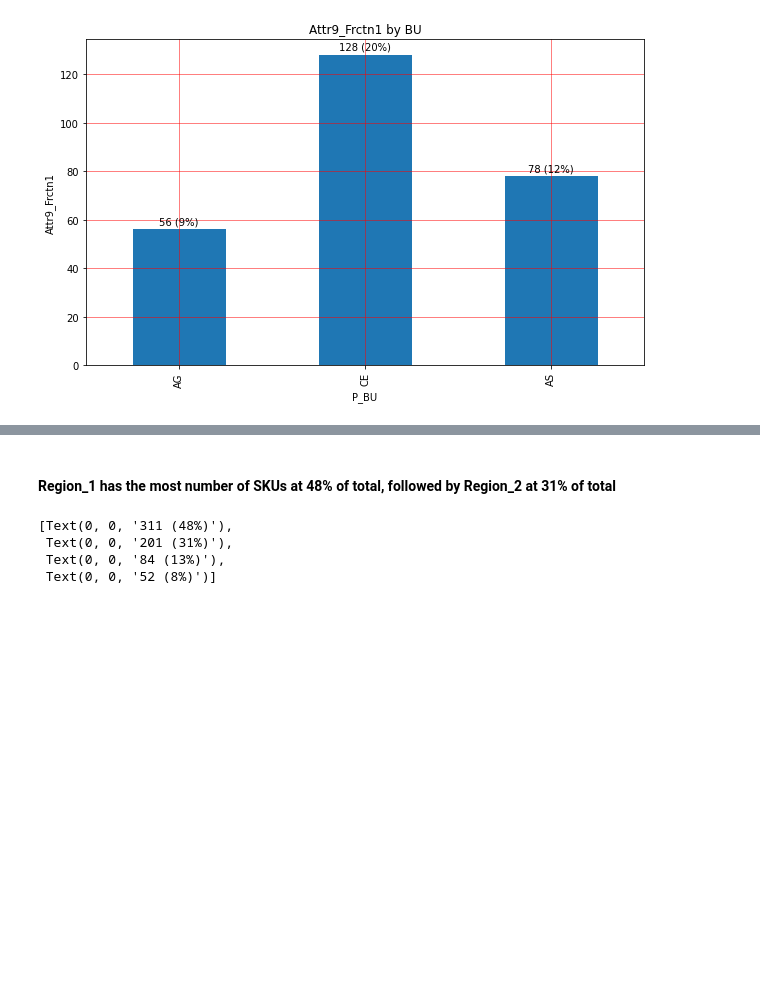
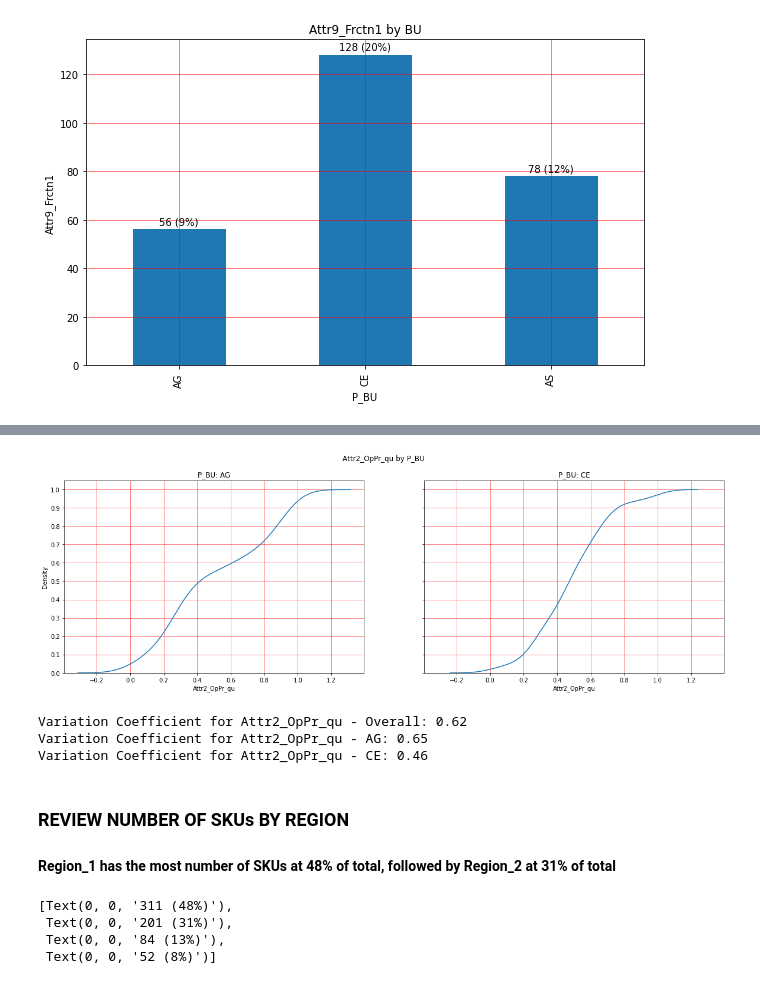
Before and after one commit to prasiyer/SKU_Clusters, a Jupyter notebook: Code/CMD_Cluster_Analysis.ipynb, the cells around one changed output, grey strips where cells are left out. Saved outputs shown, nothing was run; the diff lists cells and outputs as text; code cells hidden in the pictures; blank space fills up the shorter version.

```diff
--- a/Code/CMD_Cluster_Analysis.ipynb
+++ b/Code/CMD_Cluster_Analysis.ipynb
@@ -119,3 +190,24 @@ ax.bar_label(ax.containers[0], labels = [f'{x:.0f} ({(x/total_skus)*100:,.0f}%)'
+# %%
+# create a seaborn kdeplot for Attr2_OpPr_qu for each p_bu
+fig, axes = plt.subplots(1, 2, figsize = (20, 6), sharex = True, sharey = True)
+fig.suptitle('Attr2_OpPr_qu by P_BU')
+for i, p_bu in enumerate(['AG', 'CE']):
+    ax = sns.kdeplot(data = cmd_data[cmd_data['p_bu'] == p_bu], x = 'Attr2_OpPr_qu', ax = axes[i], cumulative = True)
+    ax.set_title('P_BU: ' + p_bu)
+    ax.set_xlabel('Attr2_OpPr_qu')
+    ax.set_ylabel('Density')
+    ax.grid(linestyle='-', linewidth='0.5', color='red')
+    ax.yaxis.set_major_locator(plt.MultipleLocator(0.1))
+# %% [output]
+[figure, added]
+# %%
+print(f'Variation Coefficient for Attr2_OpPr_qu - Overall: {cmd_data["Attr2_OpPr_qu"].std()/cmd_data["Attr2_OpPr_qu"].mean():.2f}')
+print(f'Variation Coefficient for Attr2_OpPr_qu - AG: {cmd_data[cmd_data["p_bu"] == "AG"]["Attr2_OpPr_qu"].std()/cmd_data[cmd_data["p_bu"] == "AG"]["Attr2_OpPr_qu"].mean():.2f}')
+print(f'Variation Coefficient for Attr2_OpPr_qu - CE: {cmd_data[cmd_data["p_bu"] == "CE"]["Attr2_OpPr_qu"].std()/cmd_data[cmd_data["p_bu"] == "CE"]["Attr2_OpPr_qu"].mean():.2f}')
+# %% [output]
+Variation Coefficient for Attr2_OpPr_qu - Overall: 0.62
+Variation Coefficient for Attr2_OpPr_qu - AG: 0.65
+Variation Coefficient for Attr2_OpPr_qu - CE: 0.46
 # %%
 sku_attributes = ['Attr1_Str_qu', 'Attr2_OpPr_qu',
        'Attr4_RdDi_norm', 'Attr5_BrDi_norm', 'Attr5_Str_Type1',
@@ -127,6 +219,7 @@ sku_attributes = ['Attr1_Str_qu', 'Attr2_OpPr_qu',
 # %%
 cmd_sku_data = cmd_data.groupby(by = sku_attributes)['Attr3_Costamount_norm'].mean().reset_index()
 # %% [markdown]
+### REVIEW NUMBER OF SKUs BY REGION
 #### Region_1 has the most number of SKUs at 48% of total, followed by Region_2 at 31% of total
 # %%
 ax = cmd_data.groupby(by = 'p_region')['partnumber'].count().plot(kind = 'bar', title = 'Number of Part Numbers by Region', figsize = (10, 6))
```
Also changed, not shown: parts of 16 cells of this notebook.
